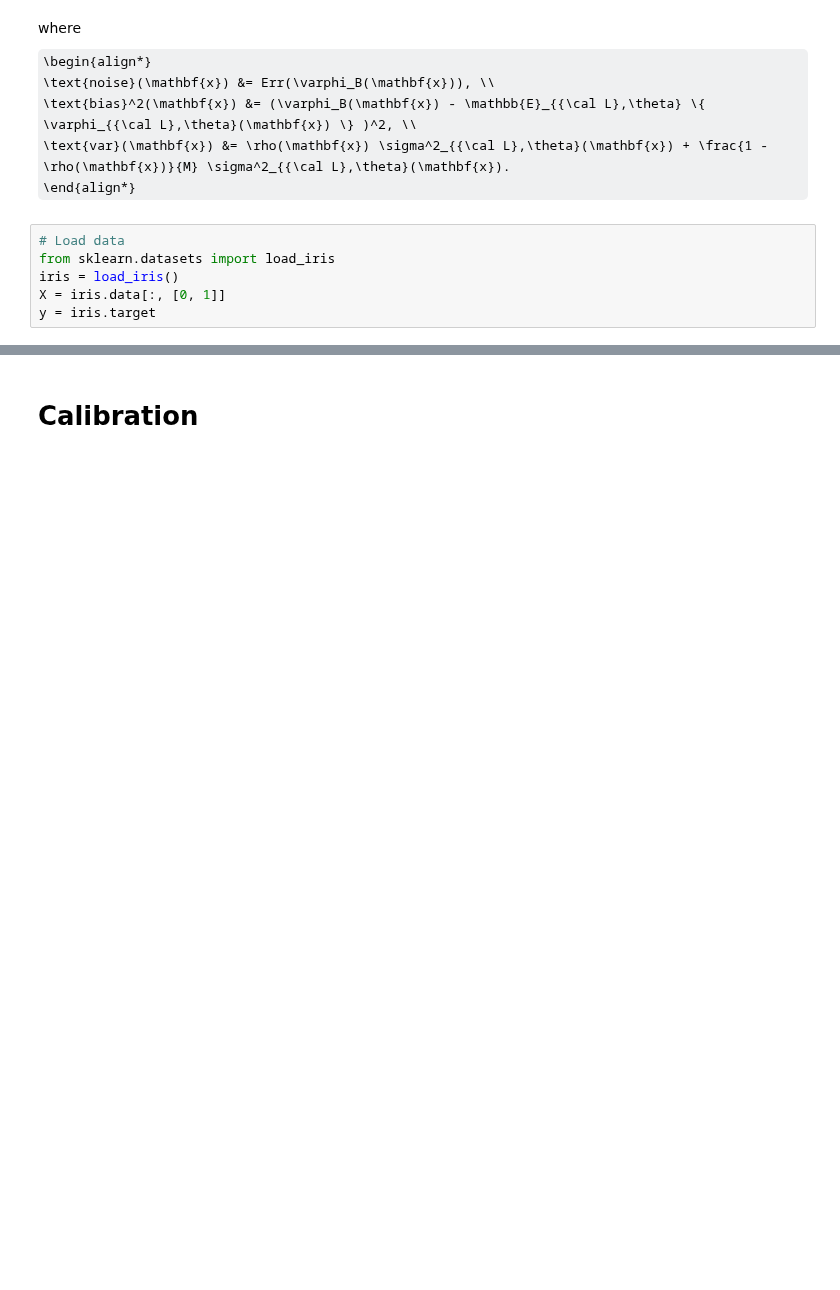
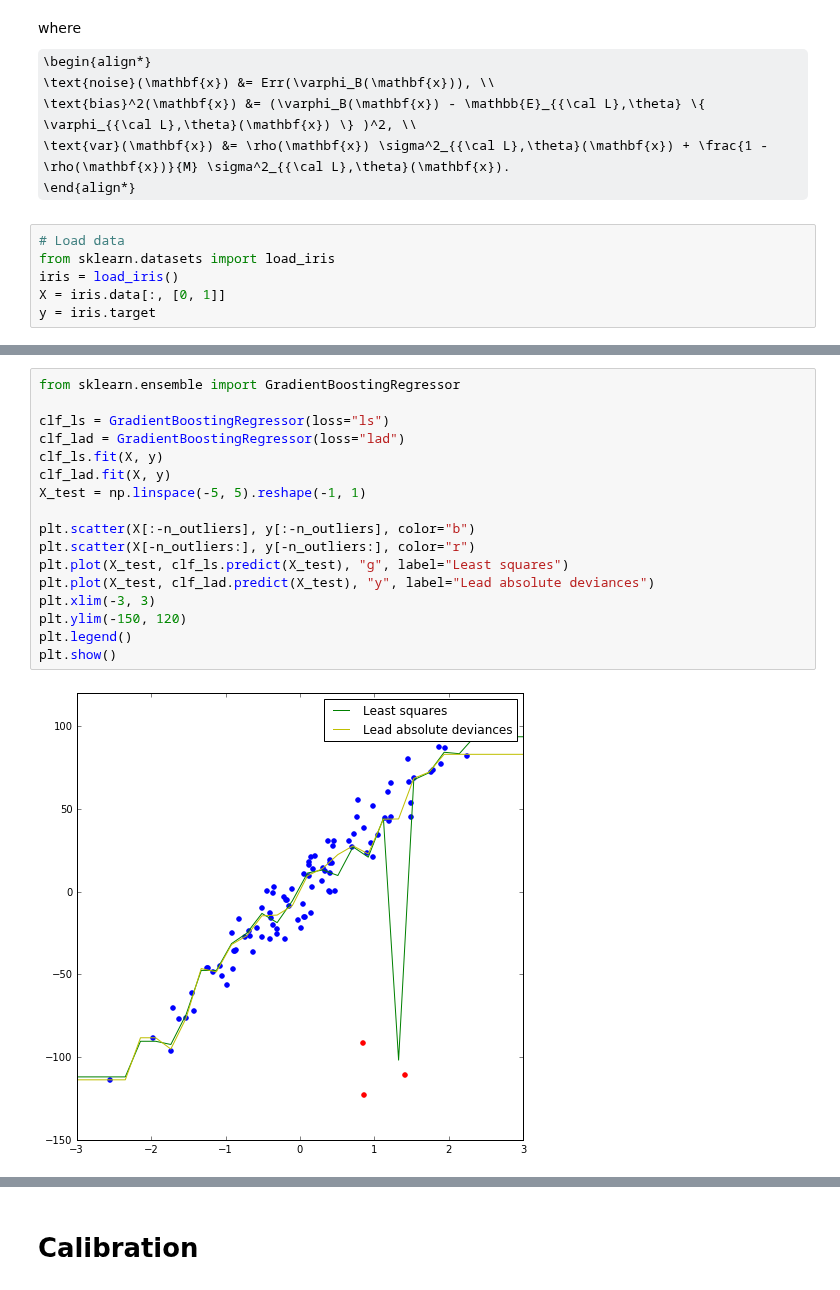
Before and after one commit to glouppe/tutorials-scikit-learn, a Jupyter notebook: Robust and calibrated estimators with Scikit-Learn.ipynb, the cells around one changed output, grey strips where cells are left out. Drawn from its saved outputs; the diff is of its cells as text; some formulas as TeX source; blank space fills up the shorter version.

```diff
--- a/Robust and calibrated estimators with Scikit-Learn.ipynb
+++ b/Robust and calibrated estimators with Scikit-Learn.ipynb
@@ -191,0 +188,19 @@ X_train[0, 0] = -1000  # a fairly large outlier
+# %%
+from sklearn.ensemble import GradientBoostingRegressor
+
+clf_ls = GradientBoostingRegressor(loss="ls")
+clf_lad = GradientBoostingRegressor(loss="lad")
+clf_ls.fit(X, y)
+clf_lad.fit(X, y)
+X_test = np.linspace(-5, 5).reshape(-1, 1)
+
+plt.scatter(X[:-n_outliers], y[:-n_outliers], color="b")
+plt.scatter(X[-n_outliers:], y[-n_outliers:], color="r")
+plt.plot(X_test, clf_ls.predict(X_test), "g", label="Least squares")
+plt.plot(X_test, clf_lad.predict(X_test), "y", label="Lead absolute deviances")
+plt.xlim(-3, 3)
+plt.ylim(-150, 120)
+plt.legend()
+plt.show()
+# %% [output]
+[figure, added]
```
Also changed, not shown: parts of 23 cells of this notebook, 1 other file.
